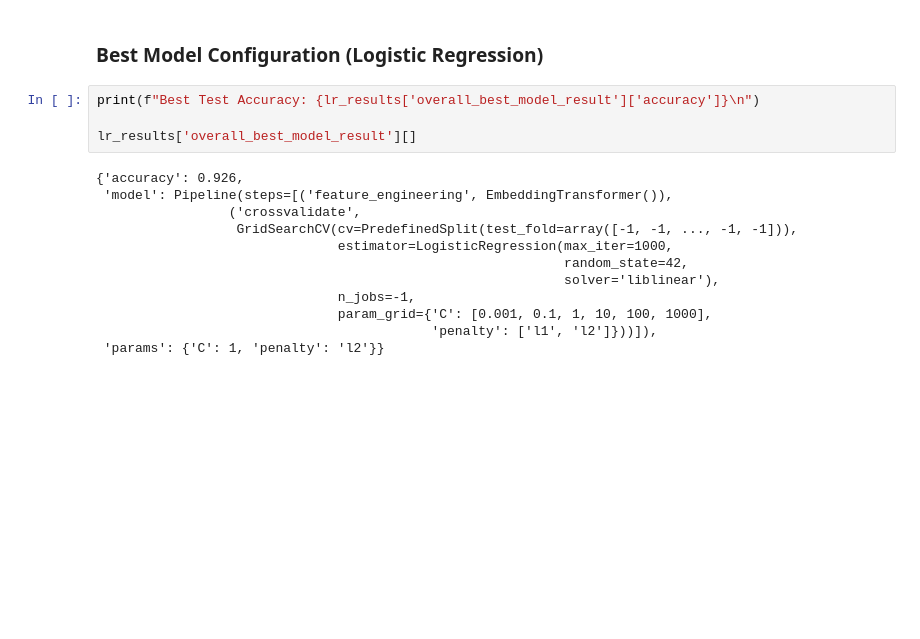
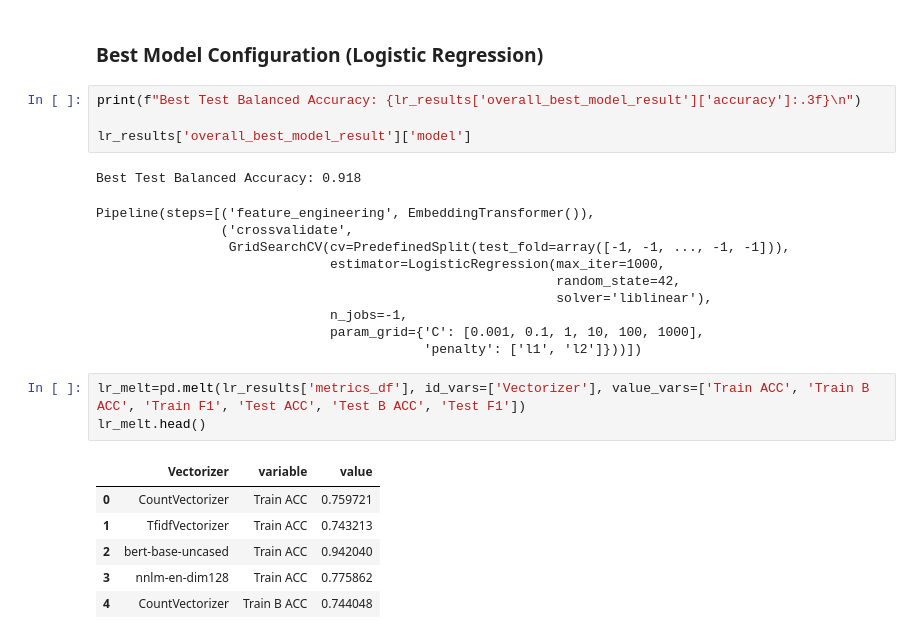
Before and after one commit to Ibrahim-Ola/ml_for_sentence_classification, a Jupyter notebook: modeling.ipynb, the cells around one changed output. Saved outputs shown, nothing was run; the diff lists cells and outputs as text; blank space fills up the shorter version.

```diff
--- a/modeling.ipynb
+++ b/modeling.ipynb
@@ -367,18 +369,27 @@ lr_results['metrics_df']
 # %% [markdown]
 ### Best Model Configuration (Logistic Regression)
 # %%
-print(f"Best Test Accuracy: {lr_results['overall_best_model_result']['accuracy']}\n")
+print(f"Best Test Balanced Accuracy: {lr_results['overall_best_model_result']['accuracy']:.3f}\n")
 
-lr_results['overall_best_model_result'][]
+lr_results['overall_best_model_result']['model']
 # %% [output]
-{'accuracy': 0.926,
- 'model': Pipeline(steps=[('feature_engineering', EmbeddingTransformer()),
-                 ('crossvalidate',
-                  GridSearchCV(cv=PredefinedSplit(test_fold=array([-1, -1, ..., -1, -1])),
-                               estimator=LogisticRegression(max_iter=1000,
-                                                            random_state=42,
-                                                            solver='liblinear'),
-                               n_jobs=-1,
-                               param_grid={'C': [0.001, 0.1, 1, 10, 100, 1000],
-                                           'penalty': ['l1', 'l2']}))]),
- 'params': {'C': 1, 'penalty': 'l2'}}
+Best Test Balanced Accuracy: 0.918
+Pipeline(steps=[('feature_engineering', EmbeddingTransformer()),
+                ('crossvalidate',
+                 GridSearchCV(cv=PredefinedSplit(test_fold=array([-1, -1, ..., -1, -1])),
+                              estimator=LogisticRegression(max_iter=1000,
+                                                           random_state=42,
+                                                           solver='liblinear'),
+                              n_jobs=-1,
+                              param_grid={'C': [0.001, 0.1, 1, 10, 100, 1000],
+                                          'penalty': ['l1', 'l2']}))])
+# %%
+lr_melt=pd.melt(lr_results['metrics_df'], id_vars=['Vectorizer'], value_vars=['Train ACC', 'Train B ACC', 'Train F1', 'Test ACC', 'Test B ACC', 'Test F1'])
+lr_melt.head()
+# %% [output]
+|  | Vectorizer | variable | value |
+| 0 | CountVectorizer | Train ACC | 0.759721 |
+| 1 | TfidfVectorizer | Train ACC | 0.743213 |
+| 2 | bert-base-uncased | Train ACC | 0.942040 |
+| 3 | nnlm-en-dim128 | Train ACC | 0.775862 |
+| 4 | CountVectorizer | Train B ACC | 0.744048 |
```
Also changed, not shown: parts of 8 cells of this notebook.
